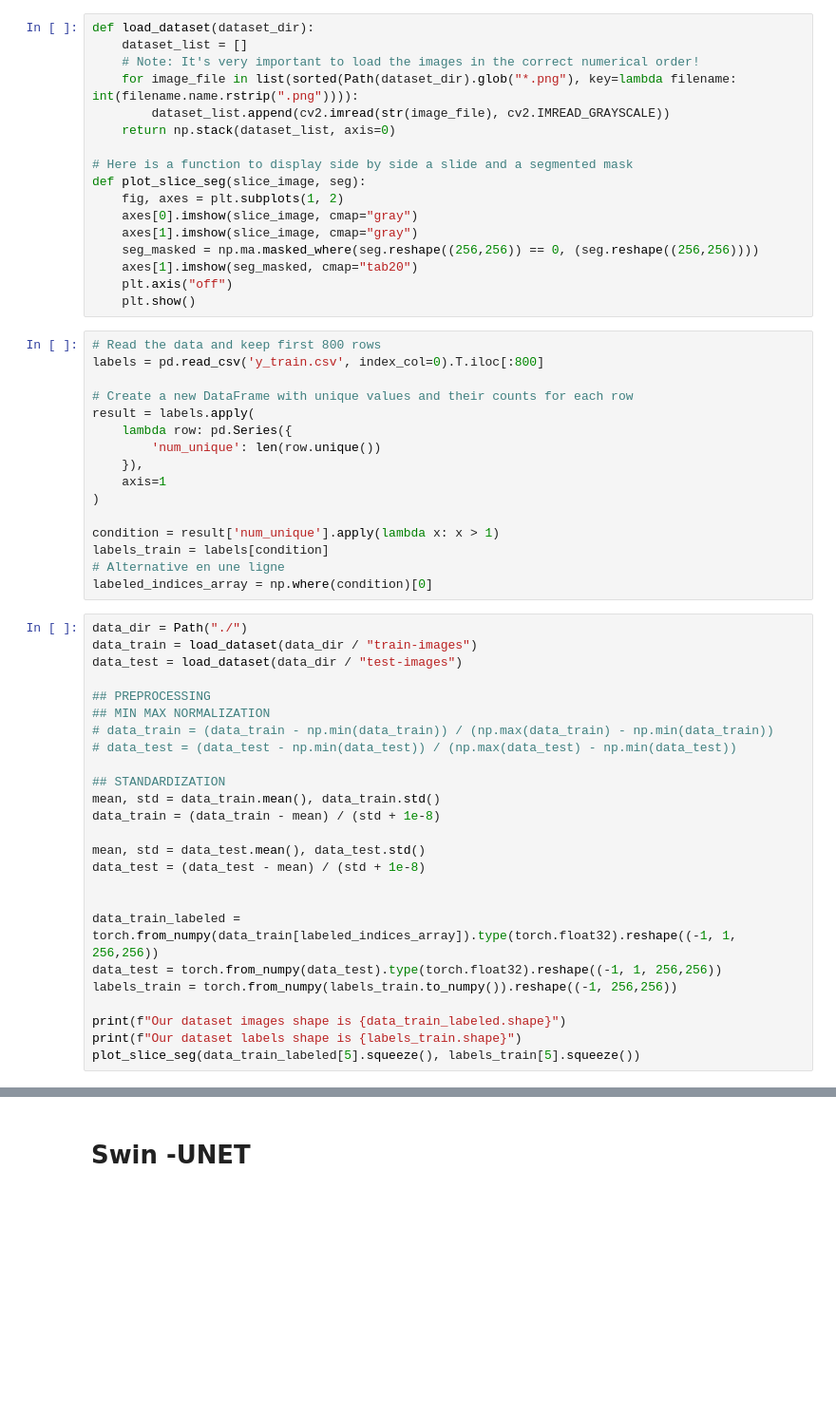
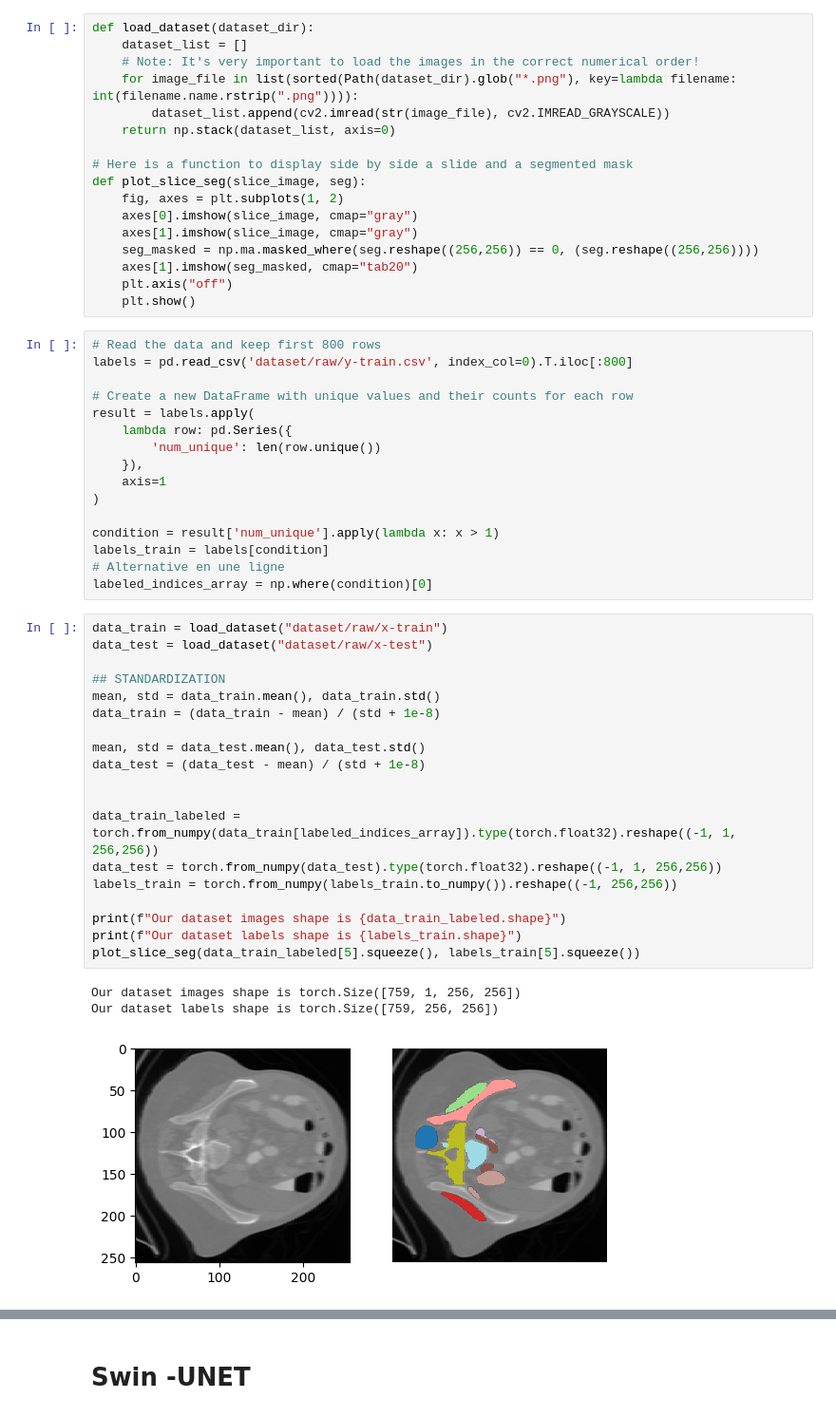
Before and after one commit to MauroAbidalCarrer/raidium_challenge, a Jupyter notebook: swin_unet.ipynb, the cells around one changed output, grey strips where cells are left out. Shown at 95% size. Saved outputs shown, nothing was run; the diff lists cells and outputs as text; blank space fills up the shorter version.

Commit message:
Feat: Updated unet notebook to use dataset directory, updated dataset script to download annotated labels.

```diff
--- a/swin_unet.ipynb
+++ b/swin_unet.ipynb
@@ -40,7 +31,7 @@ def plot_slice_seg(slice_image, seg):
     plt.show()
 # %%
 # Read the data and keep first 800 rows
-labels = pd.read_csv('y_train.csv', index_col=0).T.iloc[:800]
+labels = pd.read_csv('dataset/raw/y-train.csv', index_col=0).T.iloc[:800]
 
 # Create a new DataFrame with unique values and their counts for each row
 result = labels.apply(
@@ -55,30 +46,28 @@ labels_train = labels[condition]
 # Alternative en une ligne
 labeled_indices_array = np.where(condition)[0]
 # %%
-data_dir = Path("./")
-data_train = load_dataset(data_dir / "train-images")
-data_test = load_dataset(data_dir / "test-images")
-
-## PREPROCESSING
-## MIN MAX NORMALIZATION
-# data_train = (data_train - np.min(data_train)) / (np.max(data_train) - np.min(data_train))
-# data_test = (data_test - np.min(data_test)) / (np.max(data_test) - np.min(data_test))
+data_train = load_dataset("dataset/raw/x-train")
+data_test = load_dataset("dataset/raw/x-test")
 
 ## STANDARDIZATION
 mean, std = data_train.mean(), data_train.std()
 data_train = (data_train - mean) / (std + 1e-8)
 
 mean, std = data_test.mean(), data_test.std()
 data_test = (data_test - mean) / (std + 1e-8)
 
 
 data_train_labeled = torch.from_numpy(data_train[labeled_indices_array]).type(torch.float32).reshape((-1, 1, 256,256))
 data_test = torch.from_numpy(data_test).type(torch.float32).reshape((-1, 1, 256,256))
 labels_train = torch.from_numpy(labels_train.to_numpy()).reshape((-1, 256,256))
 
 print(f"Our dataset images shape is {data_train_labeled.shape}")
 print(f"Our dataset labels shape is {labels_train.shape}")
 plot_slice_seg(data_train_labeled[5].squeeze(), labels_train[5].squeeze())
+# %% [output]
+Our dataset images shape is torch.Size([759, 1, 256, 256])
+Our dataset labels shape is torch.Size([759, 256, 256])
+[figure, added]
 # %%
 ## Split for train and test data
 X_train, X_valid, y_train, y_valid = train_test_split(data_train_labeled, labels_train, test_size=0.02, random_state=0)
```
Also changed, not shown: parts of 13 cells of this notebook, 1 other file.
